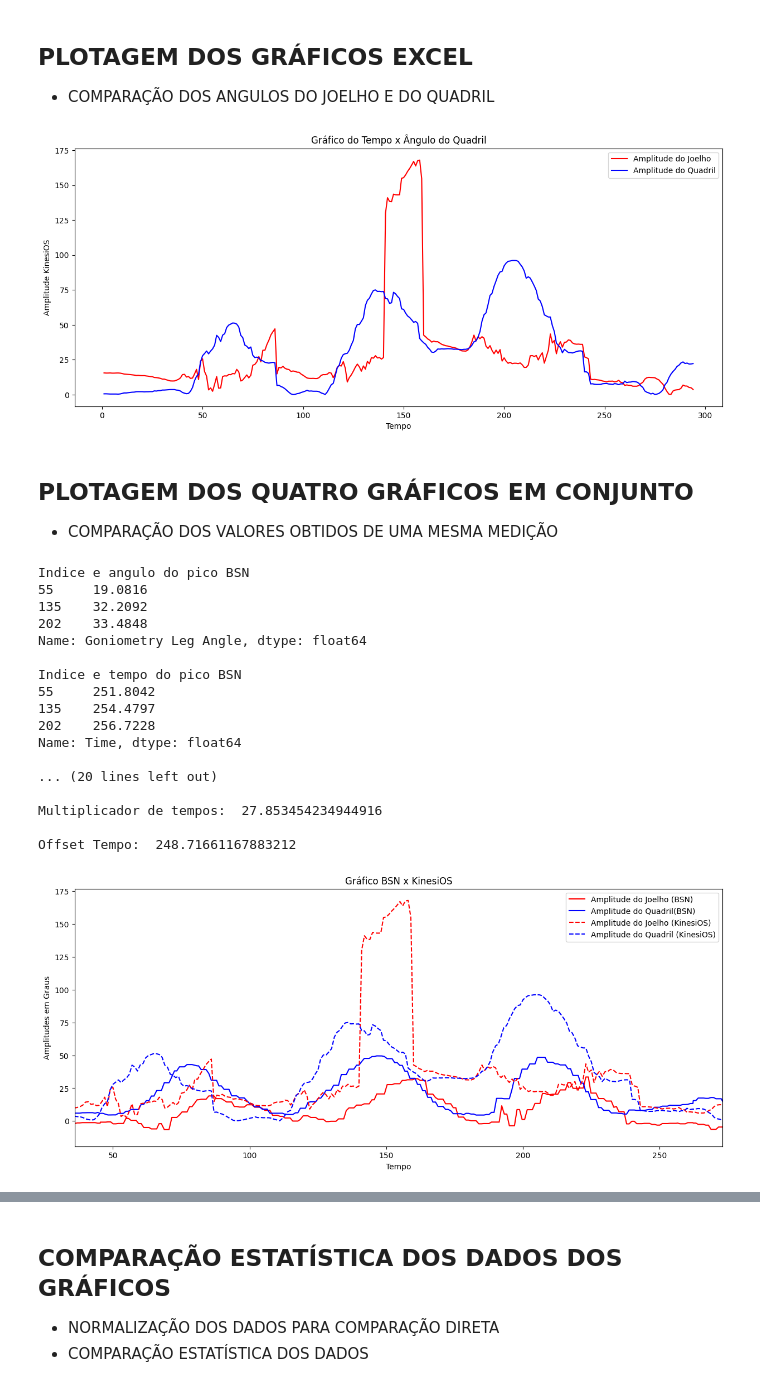
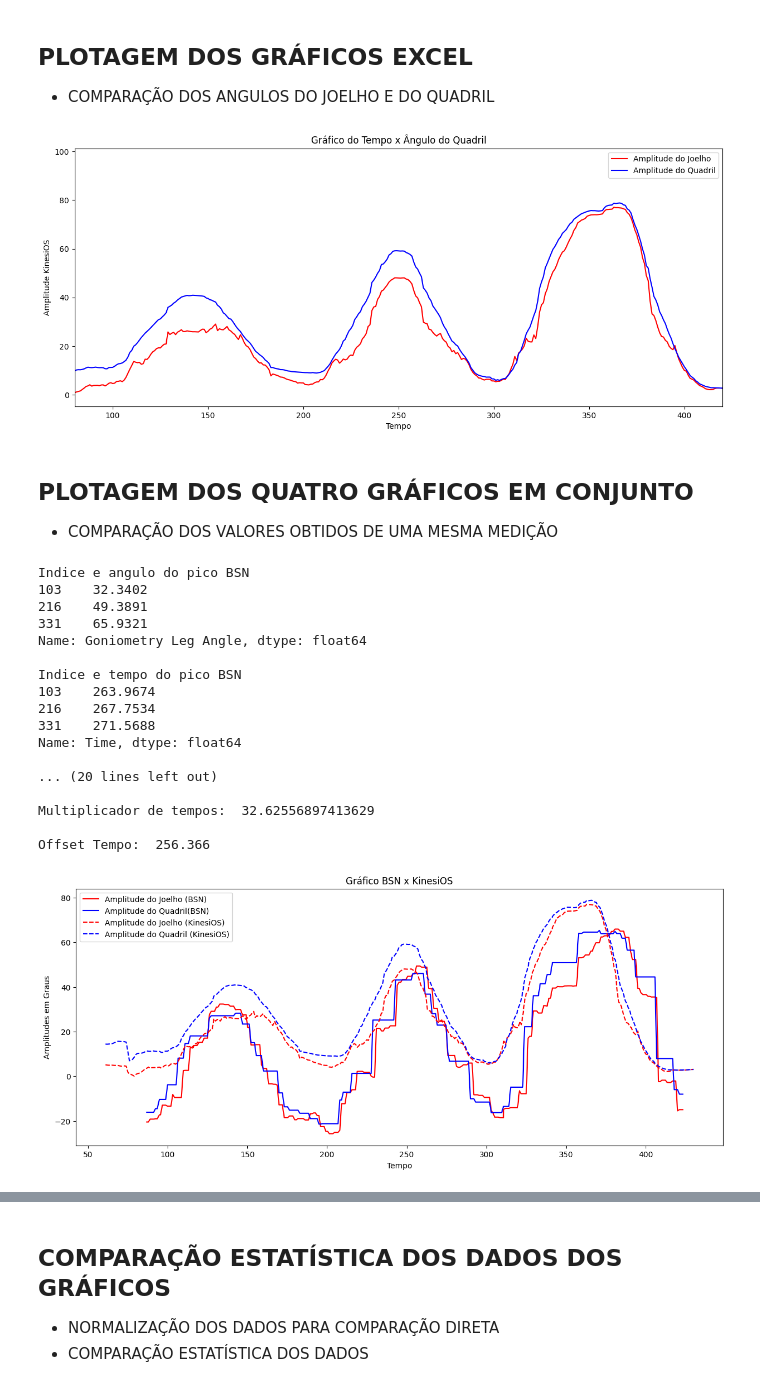
Before and after one commit to andrecostamarques/IC-23-24, a Jupyter notebook: teste-analise.ipynb, the cells around one changed output, grey strips where cells are left out. Drawn from its saved outputs; the diff is of its cells as text; code cells hidden in the pictures.

```diff
--- a/teste-analise.ipynb
+++ b/teste-analise.ipynb
@@ -6,8 +6,8 @@ import numpy as np
 import matplotlib.pyplot as plt
 from scipy.signal import find_peaks
 
-membroexcel = 'banco-de-dados/perna-esquerda/08-05/Y E0 Q1 Excel.xlsx' #JOELHO 1, QUADRIL 0
-membrocsv = 'banco-de-dados/perna-esquerda/08-05/Y JE0 Q1.csv' #JOELHO 1, QUADRIL 0
+membroexcel = 'banco-de-dados/perna-direita/JD 1 QD 1.xlsx' #JOELHO 1, QUADRIL 0
+membrocsv = 'banco-de-dados/perna-direita/JD 1 QD 1.csv' #JOELHO 1, QUADRIL 0
 df_csv = pd.read_csv(membrocsv, header=0, usecols=lambda col: col.strip(), engine='python')
 df_excel = pd.read_excel(membroexcel)
 # %% [markdown]
@@ -34,19 +35,20 @@ plt.show()
 - COMPARAÇÃO DOS ANGULOS DO JOELHO E DO QUADRIL
 # %%
 quadro = df_excel['Quadro']
-amplitude_joelho = df_excel['Amplitude do Joelho (Esquerdo)']
-amplitude_quadril = df_excel['Amplitude do Quadril (Esquerdo)']
+amplitude_joelho = df_excel['Amplitude do Joelho (Direito)']
+amplitude_quadril = df_excel['Amplitude do Quadril (Direito)']
 
 plt.figure(figsize=(15, 6))
 plt.plot(quadro, amplitude_joelho, color = 'red' )
 plt.plot(quadro, amplitude_quadril, color = 'blue')
 plt.xlabel("Tempo")
+plt.xlim(80,420)
 plt.ylabel("Amplitude KinesiOS")
 plt.title("Gráfico do Tempo x Ângulo do Quadril")
 plt.legend(['Amplitude do Joelho', 'Amplitude do Quadril'])
 plt.show()
 # %% [output]
-[figure, old version]
+[figure, new version]
 # %% [markdown]
 ## PLOTAGEM DOS QUATRO GRÁFICOS EM CONJUNTO
 - COMPARAÇÃO DOS VALORES OBTIDOS DE UMA MESMA MEDIÇÃO
@@ -62,8 +64,8 @@ ang_joelho = df_csv.columns[-1]
 ang_quadril = df_csv.columns[-2]
 
 quadro = df_excel['Quadro']
-amplitude_joelho  = df_excel['Amplitude do Joelho (Esquerdo)']
-amplitude_quadril = df_excel['Amplitude do Quadril (Esquerdo)']
+amplitude_joelho  = df_excel['Amplitude do Joelho (Direito)']
+amplitude_quadril = df_excel['Amplitude do Quadril (Direito)']
 
 if(claquete == 0):
     peaks_BSN_1, prop = find_peaks((df_csv[ang_joelho]*-1) + 180, distance = 50, height=(df_csv[ang_joelho][0]*-1) + 190)
@@ -109,42 +111,60 @@ tempo1 = peaks_KIN_1[1]
 tempo0 = peaks_KIN_1[0]
 kin_delta_picos = df_excel['Quadro'][tempo1] - df_excel['Quadro'][tempo0]
 kin_delta_picos = (kin_delta_picos + df_excel['Quadro'][tempo2] - df_excel['Quadro'][tempo1])/2
 print("\nDiferença de tempo entre picos KIN: ", kin_delta_picos)
 
 multiplicador_tempo = kin_delta_picos/bsn_delta_picos
 print("\nMultiplicador de tempos: ", multiplicador_tempo)
 
 offset_tempo = df_csv[tempo][0] - df_excel['Quadro'][tempo0]/multiplicador_tempo + bsn_tempoatepico
 print("\nOffset Tempo: ", offset_tempo)
 
+offset_tempo = offset_tempo + 3.5
+
+df_temp_csv = df_csv.copy()
+
+df_temp_csv[tempo] = (df_csv[tempo]-offset_tempo)*multiplicador_tempo
+df_temp_csv[ang_quadril] = (df_csv[ang_quadril] * -1) + 180
+df_temp_csv[ang_joelho] = (df_csv[ang_joelho] * -1) + 180
+
+df_temp_csv = df_temp_csv.iloc[60:430]
+
+df_temp_excel = df_excel.copy()
+df_temp_excel = df_temp_excel.iloc[60:430]
+
+quadro = df_temp_excel['Quadro']
+amplitude_joelho  = df_temp_excel['Amplitude do Joelho (Direito)']
+amplitude_quadril = df_temp_excel['Amplitude do Quadril (Direito)']
+
 ## PLOTANDO OS GRAFICOS COM OS OFFSETS
 plt.figure(figsize=(15, 6))
-plt.plot((df_csv[tempo]-offset_tempo)*multiplicador_tempo, (df_csv[ang_joelho]*-1) + 180, linestyle='-', color = 'red') # tem que arrumar alguma maneira de fazer esse offset automaticamente
-plt.plot((df_csv[tempo]-offset_tempo)*multiplicador_tempo, (df_csv[ang_quadril]*-1) + 180, linestyle='-', color = 'blue') # pegar o maior pico dos dois e juntar, talvez mas isso ai vai desconsiderar offsets
+plt.plot(df_temp_csv[tempo], df_temp_csv[ang_joelho], linestyle='-', color = 'red') # tem que arrumar alguma maneira de fazer esse offset automaticamente
+plt.plot(df_temp_csv[tempo], df_temp_csv[ang_quadril], linestyle='-', color = 'blue') # pegar o maior pico dos dois e juntar, talvez mas isso ai vai desconsiderar offsets
 plt.plot(quadro, amplitude_joelho, linestyle='--', color = 'red')                                     # ou utilizar codigo que já desqualifica os offsets
 plt.plot(quadro, amplitude_quadril, linestyle='--', color = 'blue')
-plt.xlim(df_excel['Quadro'][tempo0]-50,df_excel['Quadro'][tempo2]+50) #PRECISA SUBSTITUIR ESSE TEMPO2 POR ALGO MAIS UNIVERSAL
+#plt.xlim(df_excel['Quadro'][tempo0]-50,df_excel['Quadro'][tempo2]+50) #PRECISA SUBSTITUIR ESSE TEMPO2 POR ALGO MAIS UNIVERSAL
+#plt.xlim(60,430) #PRECISA SUBSTITUIR ESSE TEMPO2 POR ALGO MAIS UNIVERSAL
 plt.xlabel("Tempo")
 plt.ylabel("Amplitudes em Graus")
 plt.title("Gráfico BSN x KinesiOS")
 plt.legend(['Amplitude do Joelho (BSN)', 'Amplitude do Quadril(BSN)','Amplitude do Joelho (KinesiOS)','Amplitude do Quadril (KinesiOS)'])
 plt.show()
 # %% [output]
 Indice e angulo do pico BSN
-55     19.0816
-135    32.2092
-202    33.4848
+103    32.3402
+216    49.3891
+331    65.9321
 Name: Goniometry Leg Angle, dtype: float64
 
 Indice e tempo do pico BSN
-55     251.8042
-135    254.4797
-202    256.7228
+103    263.9674
+216    267.7534
+331    271.5688
 Name: Time, dtype: float64
 
 ... (20 lines left out)
 
-Multiplicador de tempos:  27.853454234944916
+Multiplicador de tempos:  32.62556897413629
 
-Offset Tempo:  248.71661167883212
+Offset Tempo:  256.366
-[figure, old version]
+[figure, new version]
```
Also changed, not shown: parts of 4 cells of this notebook, 28 other files.
